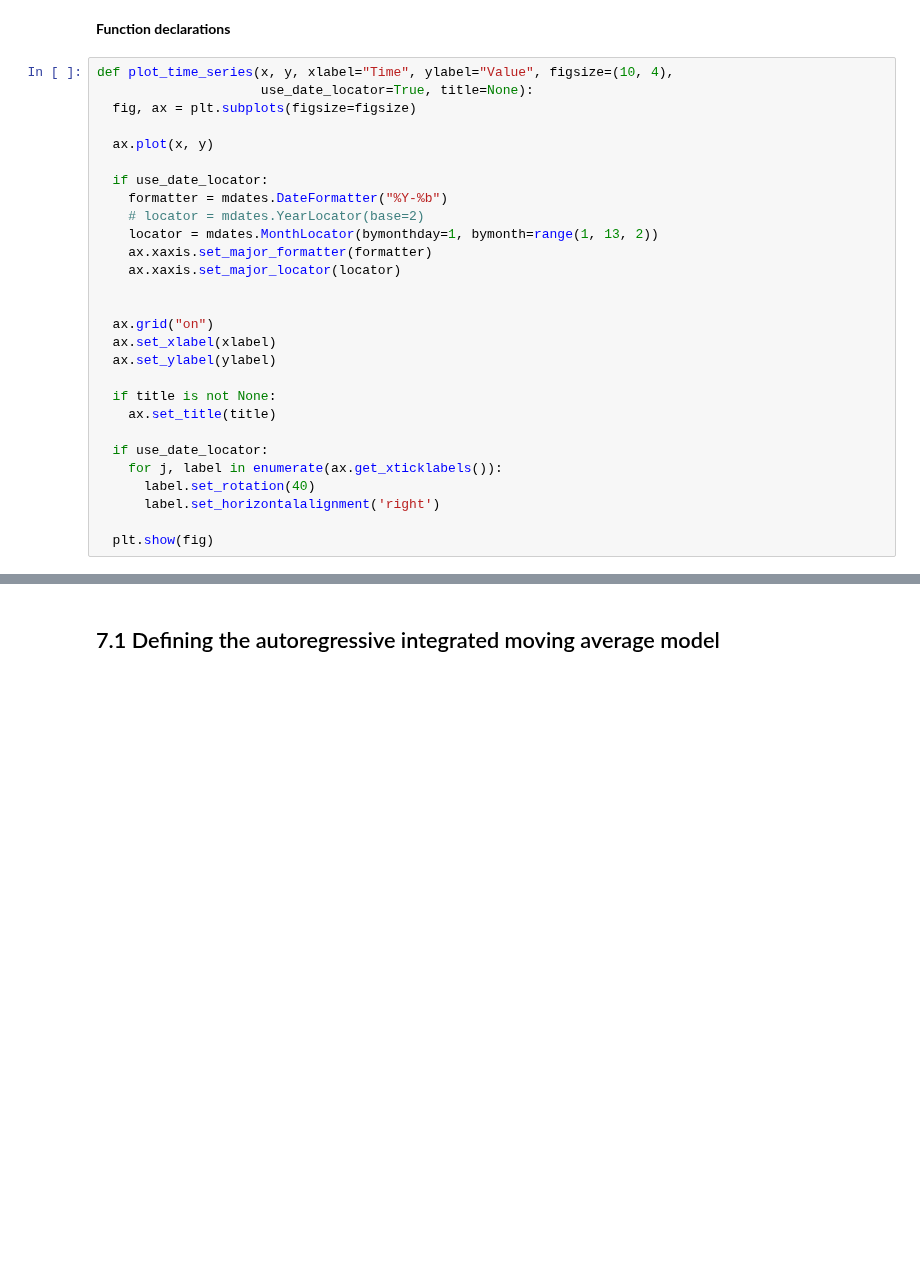
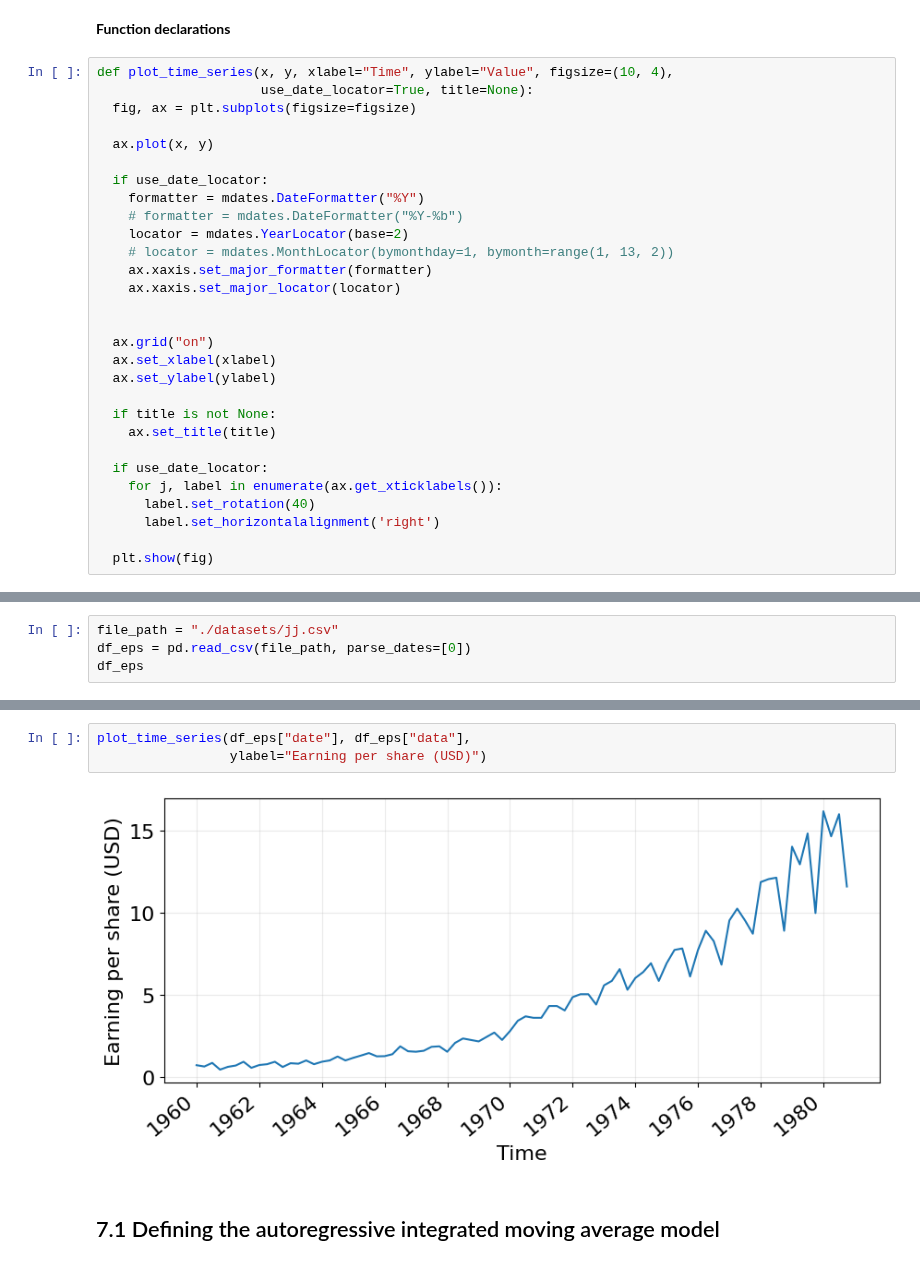
Before and after one commit to LugoBlogger/SI-201-542-forecasting-technique, a Jupyter notebook: week-07.ipynb, the cells around one changed output, grey strips where cells are left out. Cells and saved outputs as stored; diff of their text form; blank space fills up the shorter version.

```diff
--- a/week-07.ipynb
+++ b/week-07.ipynb
@@ -40,9 +41,10 @@ def plot_time_series(x, y, xlabel="Time", ylabel="Value", figsize=(10, 4),
   ax.plot(x, y)
 
   if use_date_locator:
-    formatter = mdates.DateFormatter("%Y-%b")
-    # locator = mdates.YearLocator(base=2)
-    locator = mdates.MonthLocator(bymonthday=1, bymonth=range(1, 13, 2))
+    formatter = mdates.DateFormatter("%Y")
+    # formatter = mdates.DateFormatter("%Y-%b")
+    locator = mdates.YearLocator(base=2)
+    # locator = mdates.MonthLocator(bymonthday=1, bymonth=range(1, 13, 2))
     ax.xaxis.set_major_formatter(formatter)
     ax.xaxis.set_major_locator(locator)
 
@@ -62,0 +77,4 @@ def plot_time_series(x, y, xlabel="Time", ylabel="Value", figsize=(10, 4),
+# %%
+file_path = "./datasets/jj.csv"
+df_eps = pd.read_csv(file_path, parse_dates=[0])
+df_eps
@@ -63,2 +95,7 @@ def plot_time_series(x, y, xlabel="Time", ylabel="Value", figsize=(10, 4),
+# %%
+plot_time_series(df_eps["date"], df_eps["data"],
+                 ylabel="Earning per share (USD)")
+# %% [output]
+[figure, added]
 # %% [markdown]
 ## 7.1 Defining the autoregressive integrated moving average model
```
Also changed, not shown: parts of 43 cells of this notebook, 5 other files.
